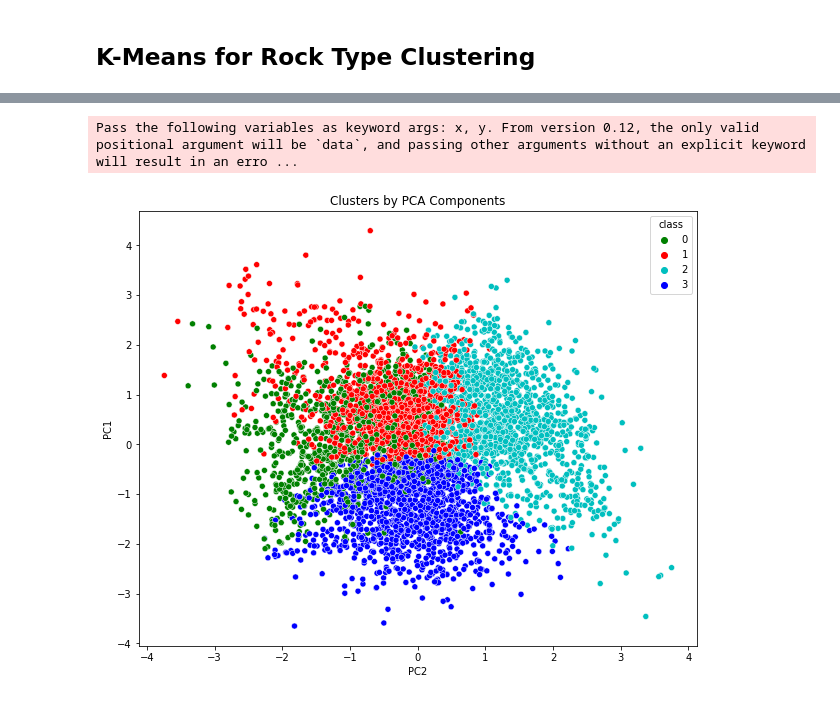
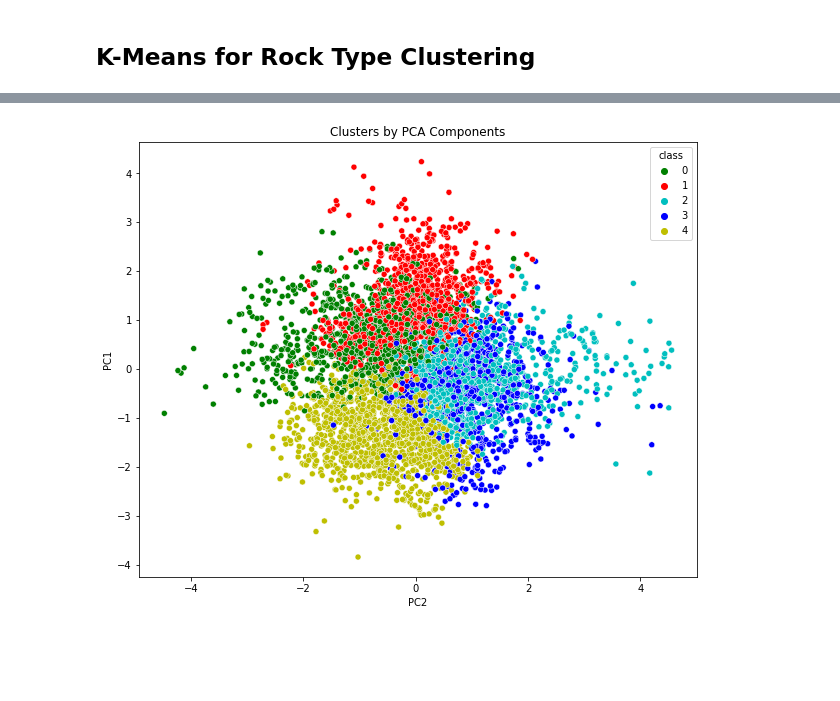
Before and after one commit to Auelocks/Friday_Night_Lights, a Jupyter notebook: Permian_KMeans_RockType.ipynb, the cells around one changed output, grey strips where cells are left out. Drawn from its saved outputs; the diff is of its cells as text; code cells hidden in the pictures; blank space fills up the shorter version.

Commit message:
Added alternative deconstructed inputs for models

```diff
--- a/Permian_KMeans_RockType.ipynb
+++ b/Permian_KMeans_RockType.ipynb
@@ -140,9 +140,9 @@ Index(['well_id', 'operator_company', 'county', 'landing_zone',
 #                            'prop', 'avg_ppg', 'oil_eur', 'gas_eur', 'isopach', 'porosity', 'sw',
 #                            'tvd', 'fvf', 'toc', 'clay_vol', 'gor', 'SoPhi', 'lz_cat'])
 
-ml_df = df.drop(columns = ['operator_company', 'county', 'landing_zone', 'date_completed',
+ml_df = df.drop(columns = ['operator_company', 'county', 'landing_zone', 'date_completed','rock_type',
                            'lateral_len', 'total_fluid', 'total_proppant', 'well_spacing', 'fluid','porosity',
-                           'prop', 'avg_ppg', 'oil_eur', 'gas_eur', 'isopach', 'sw','toc', 'gor', 'lz_cat'])
+                           'prop', 'avg_ppg', 'oil_eur', 'gas_eur', 'isopach', 'sw','toc', 'gor'])
 # %%
 corrMatrix = ml_df.corr()
 
@@ -221,5 +222,5 @@ array([0.32466613, 0.27943142, 0.22199042, 0.17391202])
 # %%
-pca = PCA(n_components = 3)
+pca = PCA(n_components = 4)
 pca.fit(ml_scaled)
 scores_pca = pca.transform(ml_scaled)
 scores_pca
@@ -234,5 +235,5 @@ array([[-1.34269896, -0.96370103,  1.7564658 ],
 # %%
 ml_pca_df = pd.concat([ml_df,pd.DataFrame(scores_pca,index=ml_df.index)],axis=1)
-ml_pca_df.columns.values[-3:] = ['PC1','PC2','PC3']
+ml_pca_df.columns.values[-4:] = ['PC1','PC2','PC3','PC4']
 ml_pca_df.head(3)
 # %% [output]
@@ -265,7 +266,7 @@ df_elbow.hvplot.line(x="k", y="inertia", title="Elbow Curve", xticks=k)
 [interactive output not drawn]
 # %%
 # Initializing model
-model = KMeans(n_clusters=4, random_state=5)
+model = KMeans(n_clusters=5, random_state=5)
 model
 
 model.fit(scores_pca)
@@ -287,13 +288,12 @@ ml_pca_df.head(5)
 # %%
 x_axis = ml_pca_df['PC2']
 y_axis = ml_pca_df['PC1']
 plt.figure(figsize=(10,8))
-sns.scatterplot(x_axis,y_axis,hue=ml_pca_df['class'],palette=['g','r','c','b'])
+sns.scatterplot(x_axis,y_axis,hue=ml_pca_df['class'],palette=['g','r','c','b','y'])
 plt.title("Clusters by PCA Components")
 plt.show()
 # %% [output]
-Pass the following variables as keyword args: x, y. From version 0.12, the only valid positional argument will be `data`, and passing other arguments without an explicit keyword will result in an erro ...
-[figure, old version]
+[figure, new version]
 # %%
 # ml_df.hvplot.scatter(x="clay_vol",y="fvf",hover_cols=["class"],by="class")
 fig = px.scatter_3d(ml_pca_df, x="PC1", y="PC2", z="PC3", color="class", symbol="class", width=900)
```
Also changed, not shown: parts of 14 cells of this notebook, 5 other files.
